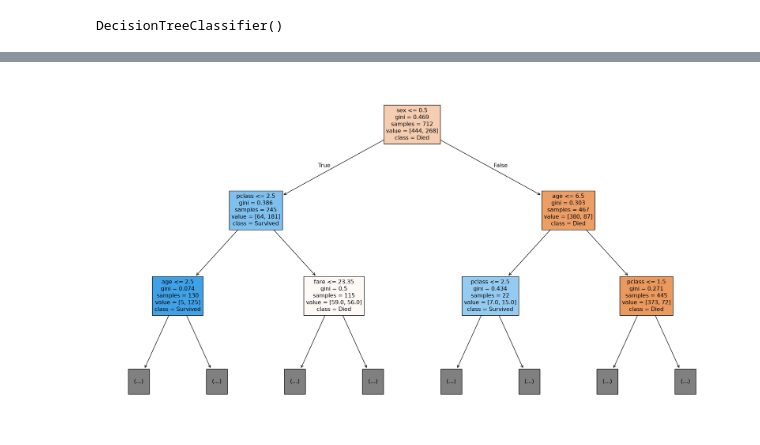
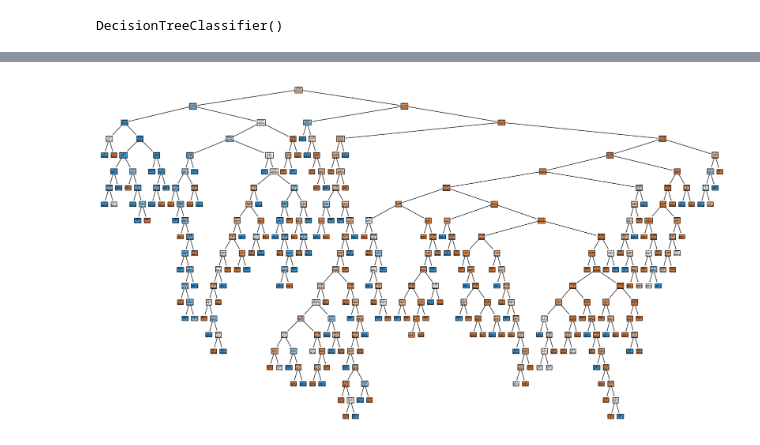
Before and after one commit to ravihw7/ML-Algorithms, a Jupyter notebook: 06-Decision_Tree/decision_tree_classifier.ipynb, the cells around one changed output, grey strips where cells are left out. Saved outputs shown, nothing was run; the diff lists cells and outputs as text; code cells hidden in the pictures.

```diff
--- a/06-Decision_Tree/decision_tree_classifier.ipynb
+++ b/06-Decision_Tree/decision_tree_classifier.ipynb
@@ -106,16 +106,15 @@ accuracy : 77.6536312849162 %
 # %%
 #Plotting Decision tree
 from sklearn.tree import plot_tree
 
 plt.figure(figsize=(18,10))
 plot_tree(
     model,
     feature_names=X.columns,
     class_names=["Died", "Survived"],
-    filled=True,
-    max_depth =2
+    filled=True
 )
 plt.tight_layout()
 plt.show()
 # %% [output]
-[figure, old version]
+[figure, new version]
```
Also changed, not shown: parts of 14 cells of this notebook.
